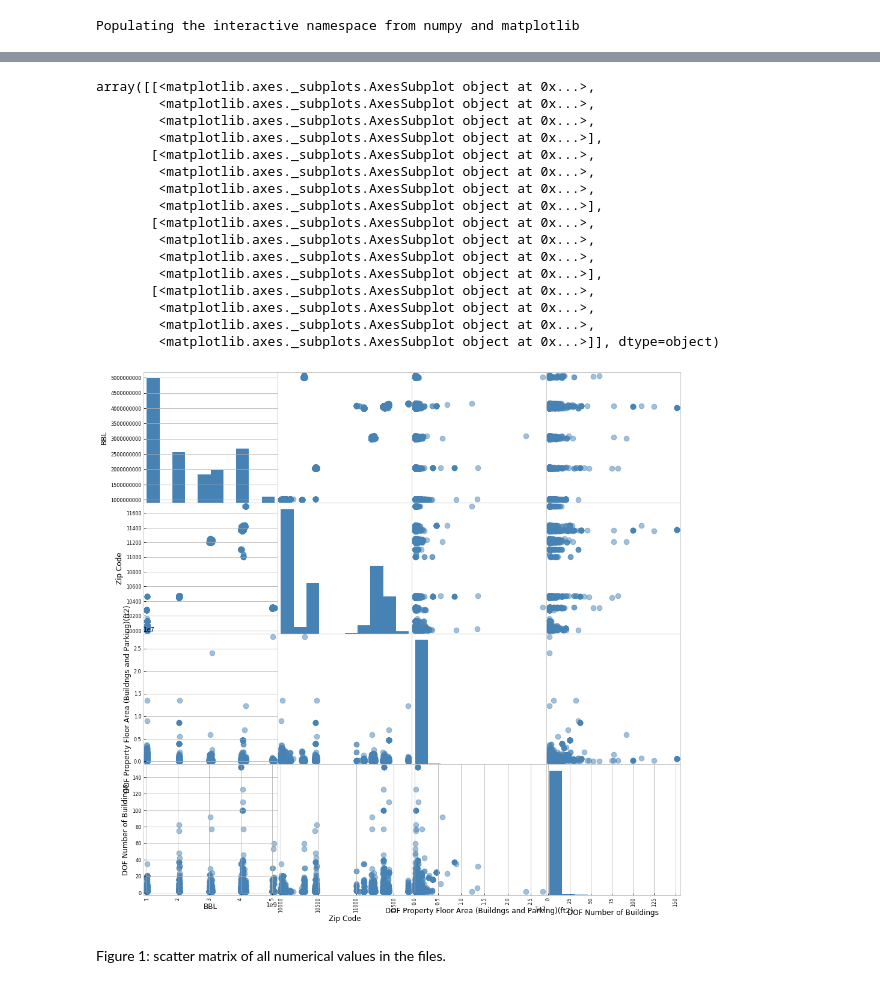
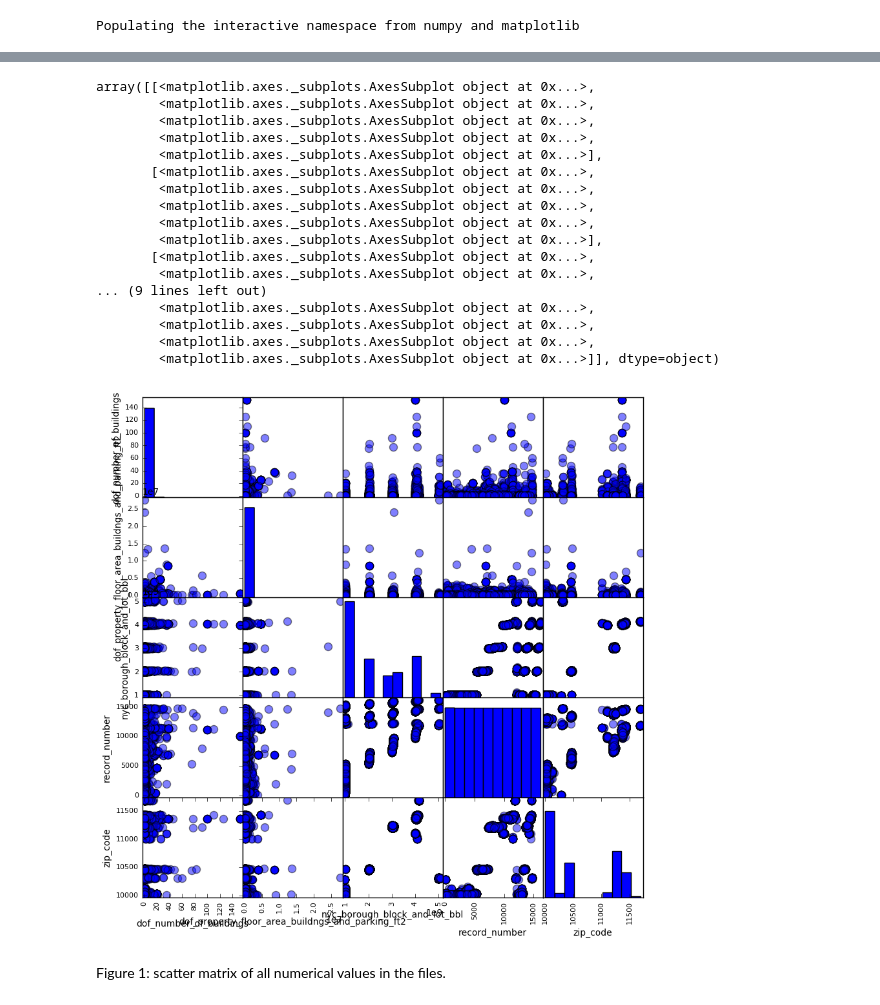
Before and after one commit to djfan/PUI2016_df1676, a Jupyter notebook: HW6_df1676/HW6_1_df1676.ipynb, the cells around one changed output, grey strips where cells are left out. Cells and saved outputs as stored; diff of their text form; code cells hidden in the pictures.

```diff
--- a/HW6_df1676/HW6_1_df1676.ipynb
+++ b/HW6_df1676/HW6_1_df1676.ipynb
@@ -3,16 +5,18 @@
 # %%
 from __future__ import print_function, division
-import geopandas as gp
 import pandas as pd
 import pylab as pl
 import os
 import json
+import urllib2
+import geopandas as gpd
+from pandas.tools.plotting import scatter_matrix
+import sklearn
+import statsmodels.formula.api as smf
+import scipy
+%pylab inline
 
-s = json.load( open(os.getenv('PUI2016')+'/fbb_matplotlibrc.json') )
-pl.rcParams.update(s)
 if os.getenv("PUIDATA") is None:
     print ("$PUIDATA to point to set PUIdata dir")
-
-%pylab inline
 # %% [output]
 Populating the interactive namespace from numpy and matplotlib
@@ -78,0 +35,9 @@ Index(['APPBBL', 'APPDate', 'Address', 'AllZoning1', 'AllZoning2',
+# %%
+EnergyJSON = os.getenv("PUIDATA")+'/Energy.json'
+API = "https://data.cityofnewyork.us/resource/m46j-75iy.json"
+#csv = "https://data.cityofnewyork.us/api/views/rgfe-8y2z/rows.csv?accessType=DOWNLOAD"
+#os.system("wget "+csv)
+#os.system("mv"+blablabla)
+getEnergy(API, EnergyJSON)
+# %%
+nrg = pd.read_json(EnergyJSON)
@@ -79,25 +103,25 @@ Index(['APPBBL', 'APPDate', 'Address', 'AllZoning1', 'AllZoning2',
 # %%
 #try make a scatter plot of nrg. Few columns will plot
-from pandas.tools.plotting import scatter_matrix
-scatter_matrix (nrg, s=300, figsize=(16, 16))
+scatter_matrix (nrg, s=300, figsize=(10, 10))
 # %% [output]
 array([[<matplotlib.axes._subplots.AxesSubplot object at 0x...>,
+        <matplotlib.axes._subplots.AxesSubplot object at 0x...>,
         <matplotlib.axes._subplots.AxesSubplot object at 0x...>,
         <matplotlib.axes._subplots.AxesSubplot object at 0x...>,
         <matplotlib.axes._subplots.AxesSubplot object at 0x...>],
        [<matplotlib.axes._subplots.AxesSubplot object at 0x...>,
         <matplotlib.axes._subplots.AxesSubplot object at 0x...>,
         <matplotlib.axes._subplots.AxesSubplot object at 0x...>,
-        <matplotlib.axes._subplots.AxesSubplot object at 0x...>],
-       [<matplotlib.axes._subplots.AxesSubplot object at 0x...>,
-        <matplotlib.axes._subplots.AxesSubplot object at 0x...>,
         <matplotlib.axes._subplots.AxesSubplot object at 0x...>,
         <matplotlib.axes._subplots.AxesSubplot object at 0x...>],
        [<matplotlib.axes._subplots.AxesSubplot object at 0x...>,
         <matplotlib.axes._subplots.AxesSubplot object at 0x...>,
+... (9 lines left out)
+        <matplotlib.axes._subplots.AxesSubplot object at 0x...>,
+        <matplotlib.axes._subplots.AxesSubplot object at 0x...>,
         <matplotlib.axes._subplots.AxesSubplot object at 0x...>,
         <matplotlib.axes._subplots.AxesSubplot object at 0x...>]], dtype=object)
-[figure, old version]
+[figure, new version]
 # %% [markdown]
 Figure 1: scatter matrix of all numerical values in the files.
 # %% [markdown]
```
Also changed, not shown: parts of 113 cells of this notebook, 6 other files.
